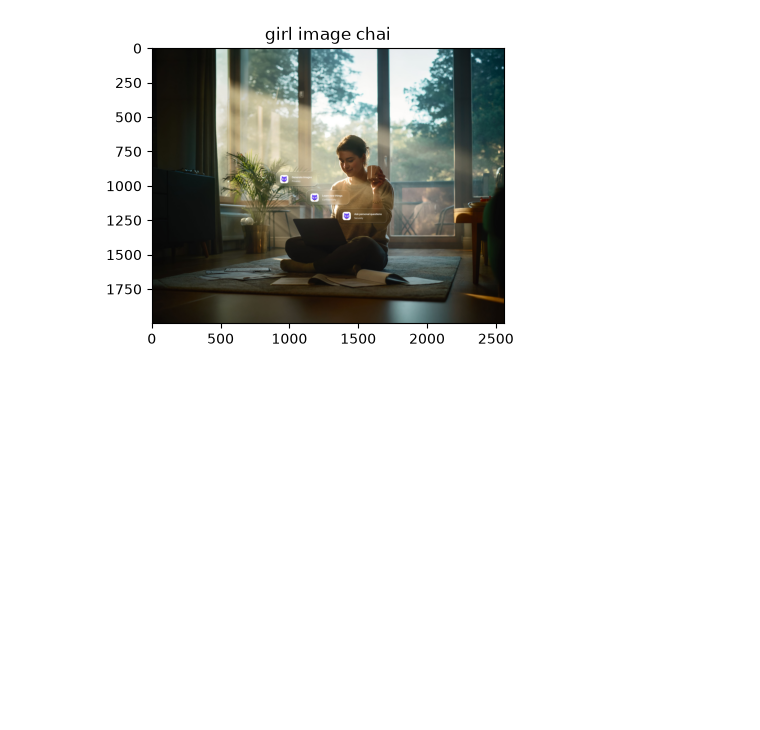
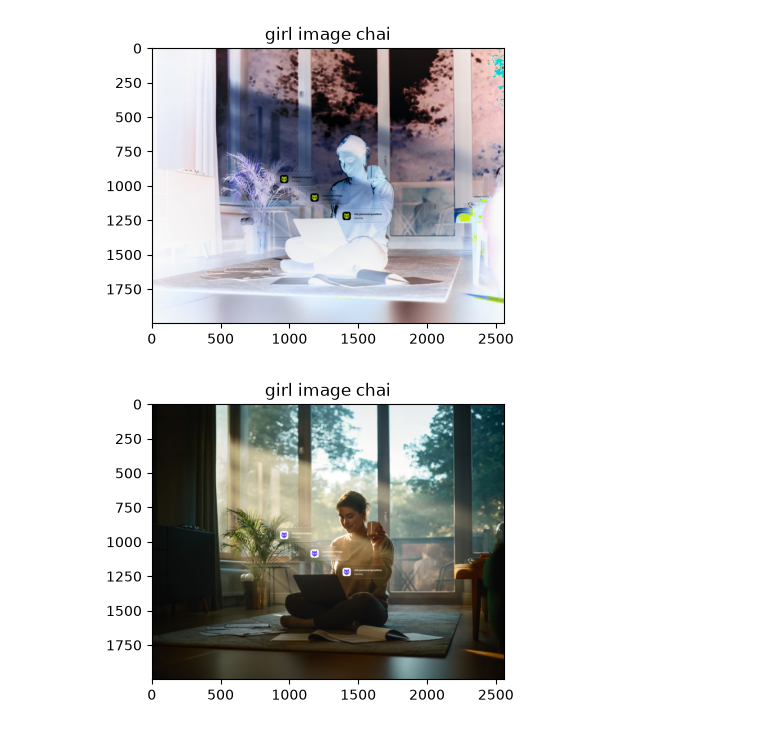
Before and after one commit to chetanghunavat12800/Pyhton-Datascience, a Jupyter notebook: phase_4.ipynb, the cells around one changed output. Cells and saved outputs as stored; diff of their text form; code cells hidden in the pictures; blank space fills up the shorter version.

```diff
--- a/phase_4.ipynb
+++ b/phase_4.ipynb
@@ -3,10 +3,20 @@ import numpy as np
 import matplotlib.pyplot as plt
 # %%
 mat_load=np.load('mat_rix.npy')
+mat_load2=1-mat_load
+plt.figure(figsize=(10,5))
+plt.subplot(121)
+plt.imshow(mat_load2)
+plt.title("girl image chai")
+plt.grid(False)
+
+print()
+
 plt.figure(figsize=(10,5))
 plt.subplot(121)
 plt.imshow(mat_load)
 plt.title("girl image chai")
 plt.grid(False)
 # %% [output]
-[figure, old version]
+[figure, new version]
+[figure, added]
```
Also changed, not shown: parts of 2 cells of this notebook, 3 other files.
